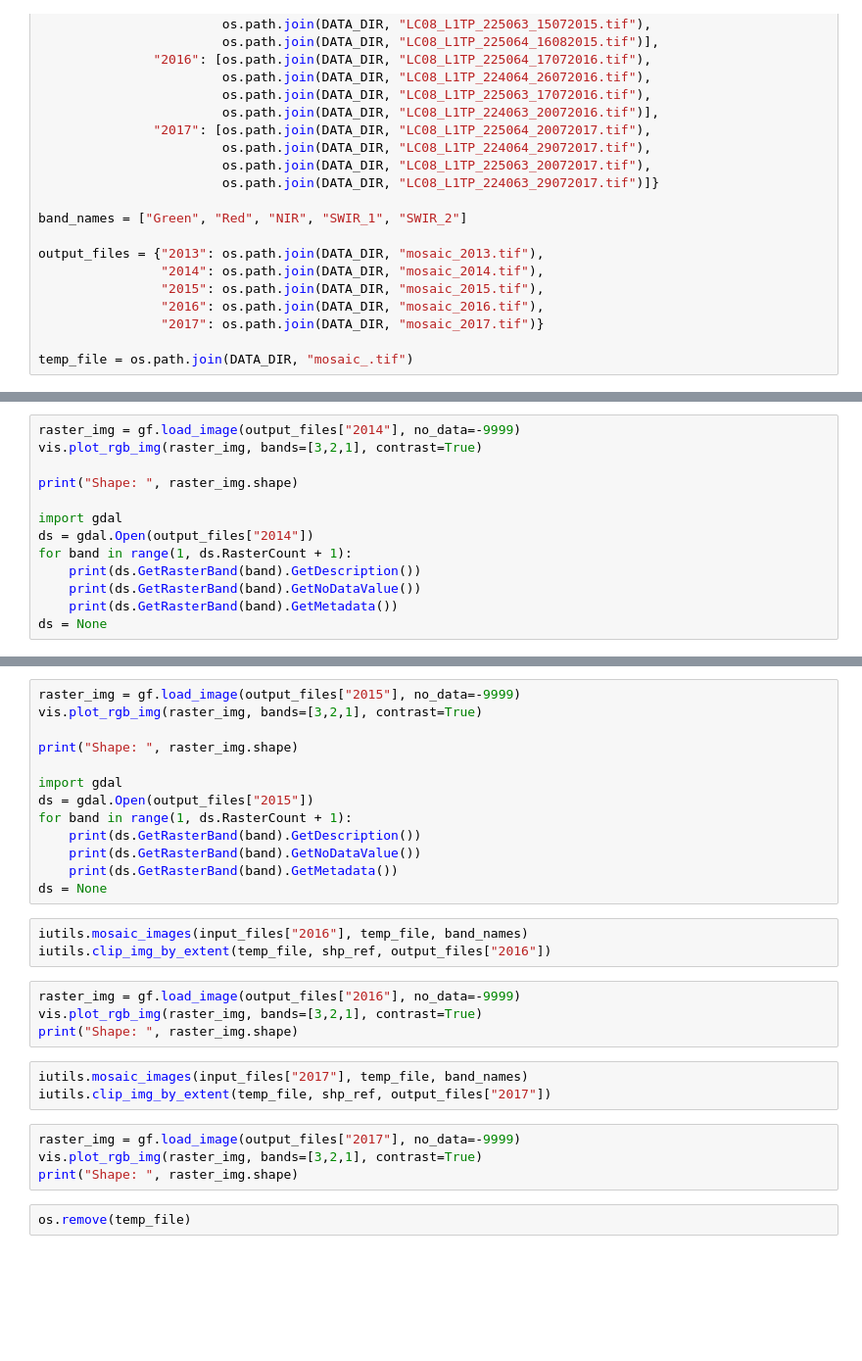
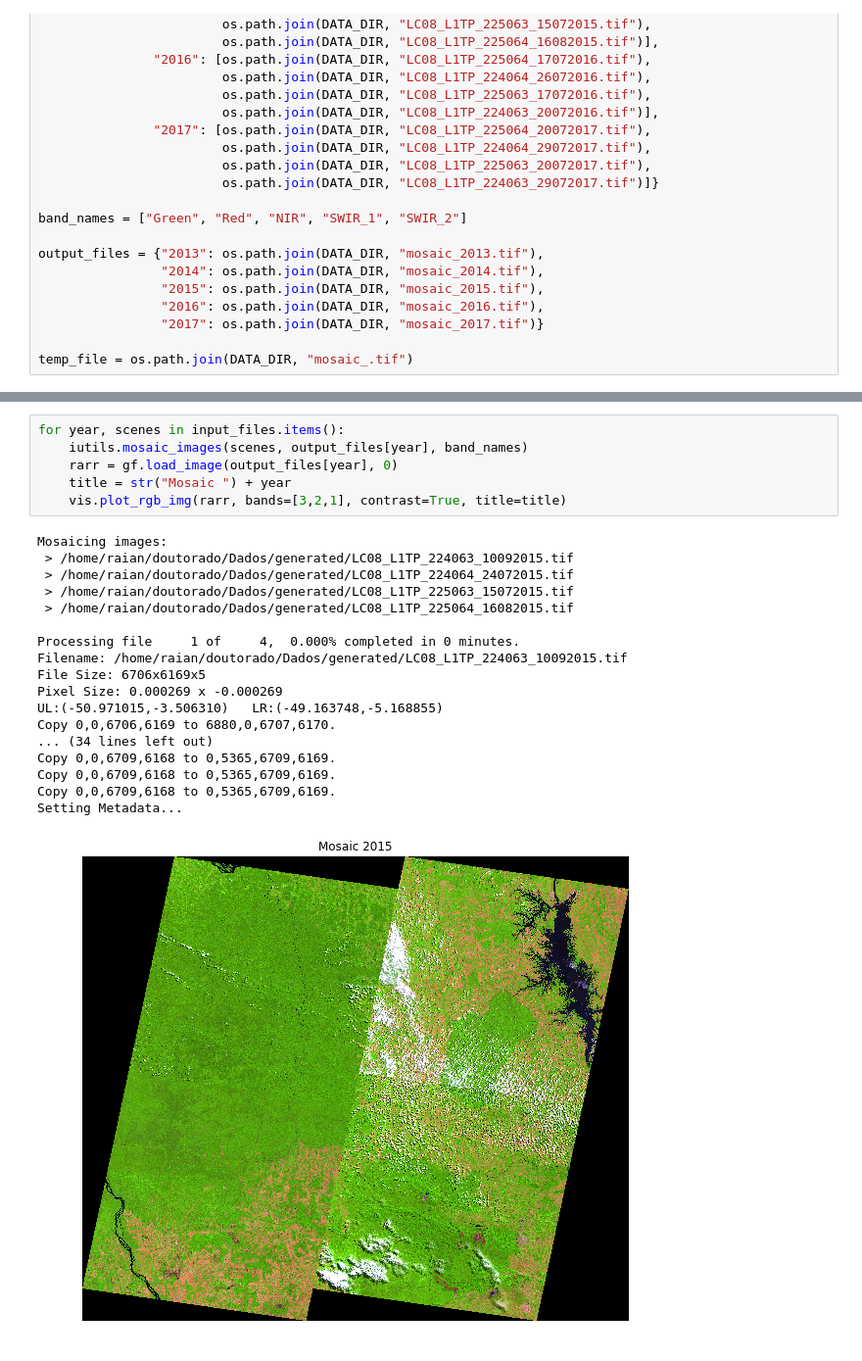
Before and after one commit to rvmaretto/deepgeo, a Jupyter notebook: notebooks/paper_deforestation_2018/mosaic.ipynb, the cells around one changed output, grey strips where cells are left out. Shown at 98% size. Cells and saved outputs as stored; diff of their text form; blank space fills up the shorter version.

```diff
--- a/notebooks/paper_deforestation_2018/mosaic.ipynb
+++ b/notebooks/paper_deforestation_2018/mosaic.ipynb
@@ -92,13 +54,0 @@ iutils.clip_img_by_extent(temp_file, shp_ref, output_files["2014"])
-# %%
-raster_img = gf.load_image(output_files["2014"], no_data=-9999)
-vis.plot_rgb_img(raster_img, bands=[3,2,1], contrast=True)
-
-print("Shape: ", raster_img.shape)
-
-import gdal
-ds = gdal.Open(output_files["2014"])
-for band in range(1, ds.RasterCount + 1):
-    print(ds.GetRasterBand(band).GetDescription())
-    print(ds.GetRasterBand(band).GetNoDataValue())
-    print(ds.GetRasterBand(band).GetMetadata())
-ds = None
@@ -108,29 +55,25 @@ iutils.clip_img_by_extent(temp_file, shp_ref, output_files["2015"])
-# %%
-raster_img = gf.load_image(output_files["2015"], no_data=-9999)
-vis.plot_rgb_img(raster_img, bands=[3,2,1], contrast=True)
-
-print("Shape: ", raster_img.shape)
-
-import gdal
-ds = gdal.Open(output_files["2015"])
-for band in range(1, ds.RasterCount + 1):
-    print(ds.GetRasterBand(band).GetDescription())
-    print(ds.GetRasterBand(band).GetNoDataValue())
-    print(ds.GetRasterBand(band).GetMetadata())
-ds = None
-# %%
-iutils.mosaic_images(input_files["2016"], temp_file, band_names)
-iutils.clip_img_by_extent(temp_file, shp_ref, output_files["2016"])
-# %%
-raster_img = gf.load_image(output_files["2016"], no_data=-9999)
-vis.plot_rgb_img(raster_img, bands=[3,2,1], contrast=True)
-print("Shape: ", raster_img.shape)
-# %%
-iutils.mosaic_images(input_files["2017"], temp_file, band_names)
-iutils.clip_img_by_extent(temp_file, shp_ref, output_files["2017"])
-# %%
-raster_img = gf.load_image(output_files["2017"], no_data=-9999)
-vis.plot_rgb_img(raster_img, bands=[3,2,1], contrast=True)
-print("Shape: ", raster_img.shape)
-# %%
-os.remove(temp_file)
+# %%
+for year, scenes in input_files.items():
+    iutils.mosaic_images(scenes, output_files[year], band_names)
+    rarr = gf.load_image(output_files[year], 0)
+    title = str("Mosaic ") + year
+    vis.plot_rgb_img(rarr, bands=[3,2,1], contrast=True, title=title)
+# %% [output]
+Mosaicing images:
+ > /home/raian/doutorado/Dados/generated/LC08_L1TP_224063_10092015.tif
+ > /home/raian/doutorado/Dados/generated/LC08_L1TP_224064_24072015.tif
+ > /home/raian/doutorado/Dados/generated/LC08_L1TP_225063_15072015.tif
+ > /home/raian/doutorado/Dados/generated/LC08_L1TP_225064_16082015.tif
+
+Processing file     1 of     4,  0.000% completed in 0 minutes.
+Filename: /home/raian/doutorado/Dados/generated/LC08_L1TP_224063_10092015.tif
+File Size: 6706x6169x5
+Pixel Size: 0.000269 x -0.000269
+UL:(-50.971015,-3.506310)   LR:(-49.163748,-5.168855)
+Copy 0,0,6706,6169 to 6880,0,6707,6170.
+... (34 lines left out)
+Copy 0,0,6709,6168 to 0,5365,6709,6169.
+Copy 0,0,6709,6168 to 0,5365,6709,6169.
+Copy 0,0,6709,6168 to 0,5365,6709,6169.
+Setting Metadata...
+[figure, added]
```
Also changed, not shown: parts of 6 cells of this notebook, 18 other files.
